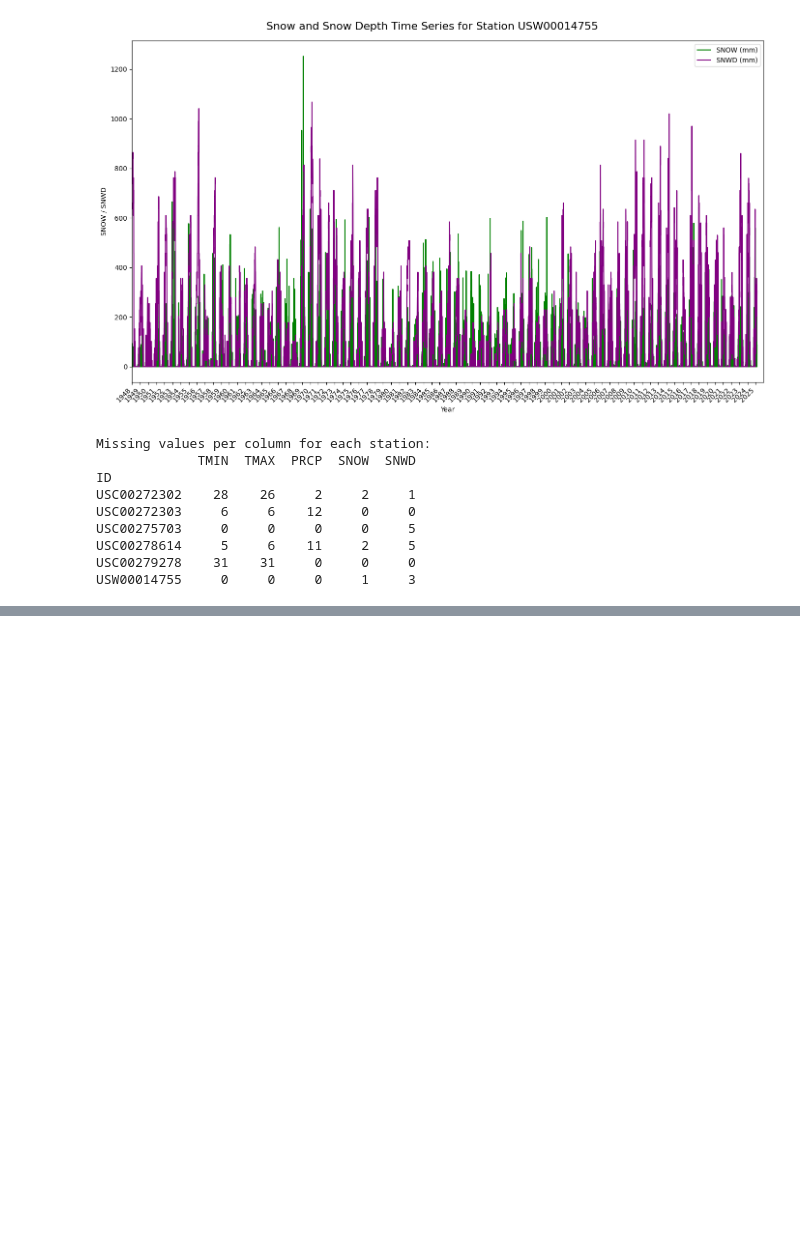
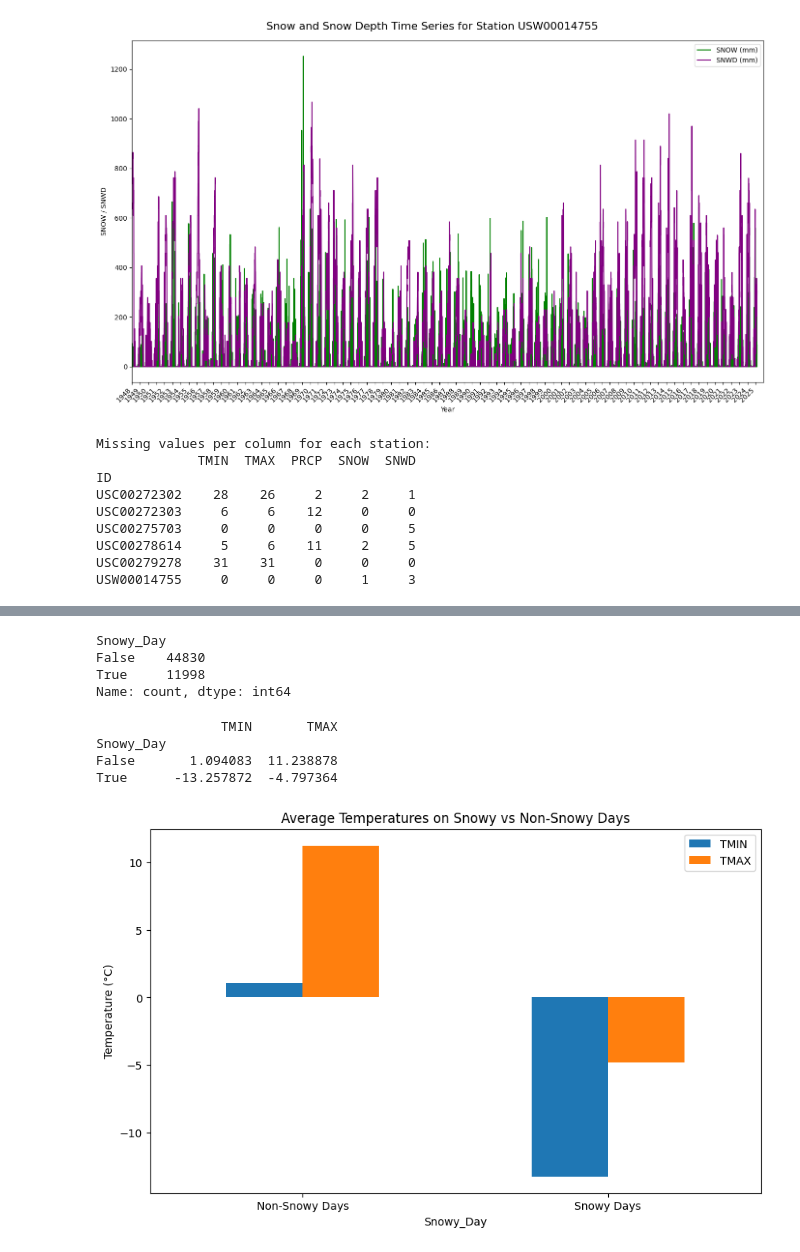
Before and after one commit to loki-k4/BlizzardX, a Jupyter notebook: project.ipynb, the cells around one changed output, grey strips where cells are left out. Drawn from its saved outputs; the diff is of its cells as text; code cells hidden in the pictures; blank space fills up the shorter version.

```diff
--- a/project.ipynb
+++ b/project.ipynb
@@ -716,2 +728,26 @@ plt.show()
 [figure]
 [figure]
+# %%
+df['Snowy_Day'] = df['SNOW'] > 0
+print(df['Snowy_Day'].value_counts())
+# %% [output]
+Snowy_Day
+False    44830
+True     11998
+Name: count, dtype: int64
+# %%
+snowy_temps = df.groupby('Snowy_Day')[['TMIN', 'TMAX']].mean()
+
+print(snowy_temps)
+
+snowy_temps.plot(kind='bar', figsize=(10, 6))
+plt.title('Average Temperatures on Snowy vs Non-Snowy Days')
+plt.ylabel('Temperature (°C)')
+plt.xticks([0, 1], ['Non-Snowy Days', 'Snowy Days'], rotation=0)
+plt.show()
+# %% [output]
+                TMIN       TMAX
+Snowy_Day
+False       1.094083  11.238878
+True      -13.257872  -4.797364
+[figure, added]
```
Also changed, not shown: parts of 7 cells of this notebook.
